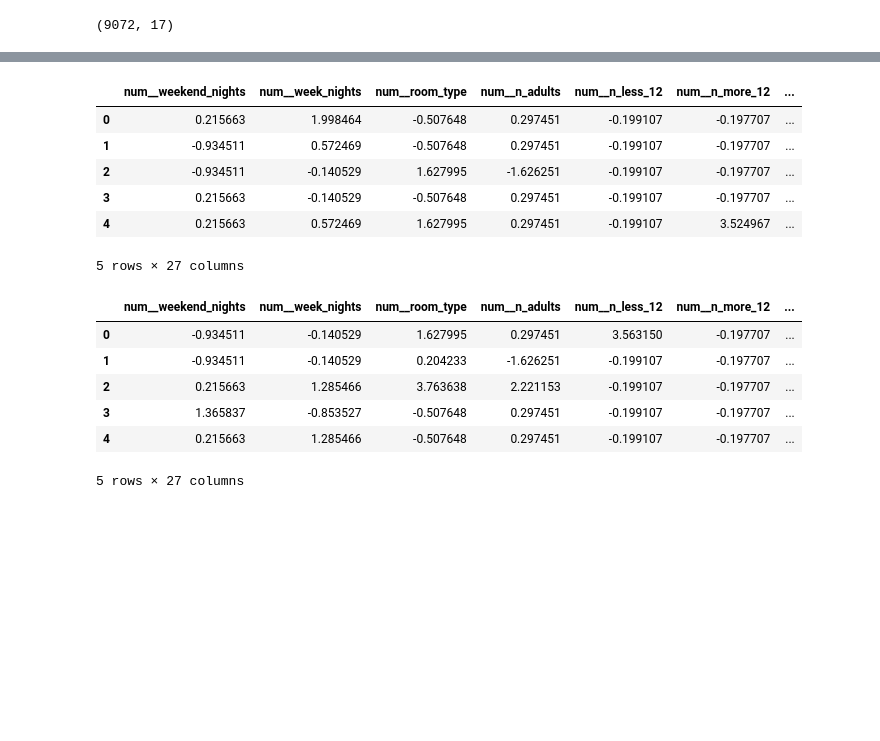
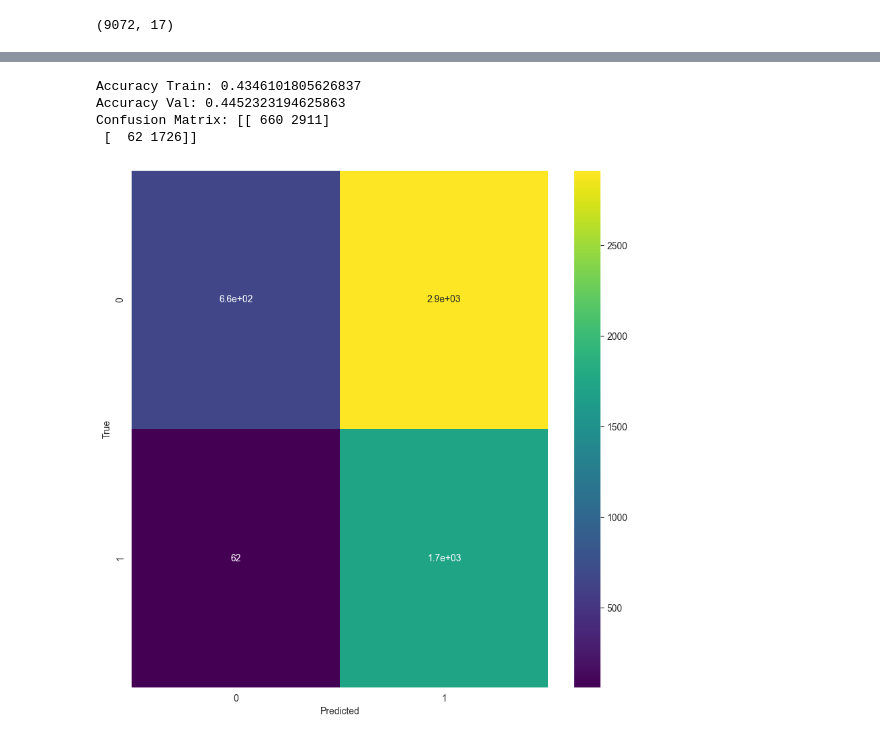
Before and after one commit to almog-sharoni/Data_Mining_Final_Project, a Jupyter notebook: main_notebook.ipynb, the cells around one changed output, grey strips where cells are left out. Saved outputs shown, nothing was run; the diff lists cells and outputs as text; code cells hidden in the pictures; blank space fills up the shorter version.

Commit message:
added ML models + results CSV

```diff
--- a/main_notebook.ipynb
+++ b/main_notebook.ipynb
@@ -791,16 +775,17 @@ df = df.dropna(subset=['lead_time'])
 df['check_in_date'] = df['date'] + pd.to_timedelta(df['lead_time'], unit='d')
 df['check_in_day'] = df['check_in_date'].dt.day_name().astype('category')
 df['check_in_month'] = df['check_in_date'].dt.month
-df['is_holiday_season'] = np.where(df['check_in_month'].isin([12, 1, 7, 8]), 1, 0)
+# df['is_holiday_season'] = np.where(df['check_in_month'].isin([12, 1, 7, 8]), 1, 0)
 df['board_type'] = df['board_type'].astype('category')
 df['purchase_type'] = df['purchase_type'].astype('category')
 df['has_kids'] = df['has_kids'].astype('category')
 df['repeated'] = df['repeated'].astype('category')
 df['check_in_month'] = df['check_in_month'].astype('category')
-df['is_holiday_season'] = df['is_holiday_season'].astype('category')
+# df['is_holiday_season'] = df['is_holiday_season'].astype('category')
 df['room_type'] = df['room_type'].astype('category')
 df['month_order'] = df['month_order'].astype('category')
 df['booked_tour'] = df['booked_tour'].astype('category')
+df = df.drop(['ID', 'date', 'check_in_date','n_p_cacellation','n_p_not_cacellation'], axis=1)
 # %%
 df.info()
 # %% [output]
@@ -868,16 +853,17 @@ test['price'] = test['price'].fillna(table)
 test['check_in_date'] = test['date'] + pd.to_timedelta(test['lead_time'], unit='d')
 test['check_in_day'] = test['check_in_date'].dt.day_name().astype('category')
 test['check_in_month'] = test['check_in_date'].dt.month
-test['is_holiday_season'] = np.where(test['check_in_month'].isin([12, 1, 7, 8]), 1, 0)
+# test['is_holiday_season'] = np.where(test['check_in_month'].isin([12, 1, 7, 8]), 1, 0)
 test['board_type'] = test['board_type'].astype('category')
 test['purchase_type'] = test['purchase_type'].astype('category')
 test['has_kids'] = test['has_kids'].astype('category')
 test['repeated'] = test['repeated'].astype('category')
 test['check_in_month'] = test['check_in_month'].astype('category')
-test['is_holiday_season'] = test['is_holiday_season'].astype('category')
+# test['is_holiday_season'] = test['is_holiday_season'].astype('category')
 test['room_type'] = test['room_type'].astype('category')
 test['month_order'] = test['month_order'].astype('category')
 test['booked_tour'] = test['booked_tour'].astype('category')
+test = test.drop(['ID', 'date', 'check_in_date','n_p_cacellation','n_p_not_cacellation'], axis=1)
 # %% [output]
 (9072, 17)
 # %%
@@ -925 +911,4 @@ ValueError: Shape of passed values is (26792, 1), indices imply (26792, 26805)
+# %%
+df_encoded_min_max, test_encoded_min_max = normalize_data(df, test, MinMaxScaler())
+df_encoded_std, test_encoded_std = normalize_data(df, test, StandardScaler())
 # %%
@@ -928,20 +924,26 @@ print(df_test_normalized.shape)
-# %%
-df_train_normalized.head()
-# %% [output]
-|  | num__weekend_nights | num__week_nights | num__room_type | num__n_adults | num__n_less_12 | num__n_more_12 | ... |
-| 0 | 0.215663 | 1.998464 | -0.507648 | 0.297451 | -0.199107 | -0.197707 | ... |
-| 1 | -0.934511 | 0.572469 | -0.507648 | 0.297451 | -0.199107 | -0.197707 | ... |
-| 2 | -0.934511 | -0.140529 | 1.627995 | -1.626251 | -0.199107 | -0.197707 | ... |
-| 3 | 0.215663 | -0.140529 | -0.507648 | 0.297451 | -0.199107 | -0.197707 | ... |
-| 4 | 0.215663 | 0.572469 | 1.627995 | 0.297451 | -0.199107 | 3.524967 | ... |
-5 rows × 27 columns
-# %%
-df_test_normalized.head()
-# %% [output]
-|  | num__weekend_nights | num__week_nights | num__room_type | num__n_adults | num__n_less_12 | num__n_more_12 | ... |
-| 0 | -0.934511 | -0.140529 | 1.627995 | 0.297451 | 3.563150 | -0.197707 | ... |
-| 1 | -0.934511 | -0.140529 | 0.204233 | -1.626251 | -0.199107 | -0.197707 | ... |
-| 2 | 0.215663 | 1.285466 | 3.763638 | 2.221153 | -0.199107 | -0.197707 | ... |
-| 3 | 1.365837 | -0.853527 | -0.507648 | 0.297451 | -0.199107 | -0.197707 | ... |
-| 4 | 0.215663 | 1.285466 | -0.507648 | 0.297451 | -0.199107 | -0.197707 | ... |
-5 rows × 27 columns
+# %%
+from sklearn.model_selection import train_test_split
+from sklearn.metrics import confusion_matrix, accuracy_score
+def train_model(model,df,y):
+    X_train, X_val, y_train, y_val = train_test_split(df, y, test_size=0.2, random_state=42)
+
+    # Train the model
+    model.fit(X_train, y_train)
+
+    # Predict the target
+    y_pred_val = model.predict(X_val)
+    y_pred_train = model.predict(X_train)
+    # Evaluate the model
+    accuracy_train = accuracy_score(y_train, y_pred_train)
+    accuracy_val = accuracy_score(y_val, y_pred_val)
+    conf_matrix = confusion_matrix(y_val, y_pred_val)
+
+    print('Accuracy Train:', accuracy_train)
+    print('Accuracy Val:', accuracy_val)
+    print('Confusion Matrix:', conf_matrix)
+
+    #plot confusion matrix
+    plt.figure(figsize = (10, 10))
+    sns.heatmap(conf_matrix, annot=True, cmap='viridis')
+    plt.xlabel('Predicted')
+    plt.ylabel('True')
@@ -947,0 +956,12 @@ df_test_normalized.head()
+# %%
+from sklearn.naive_bayes import GaussianNB
+
+
+GNB_model = GaussianNB()
+train_model(GNB_model, df_encoded_std,y)
+# %% [output]
+Accuracy Train: 0.4346101805626837
+Accuracy Val: 0.4452323194625863
+Confusion Matrix: [[ 660 2911]
+ [  62 1726]]
+[figure, added]
```
Also changed, not shown: parts of 22 cells of this notebook, 2 other files.
